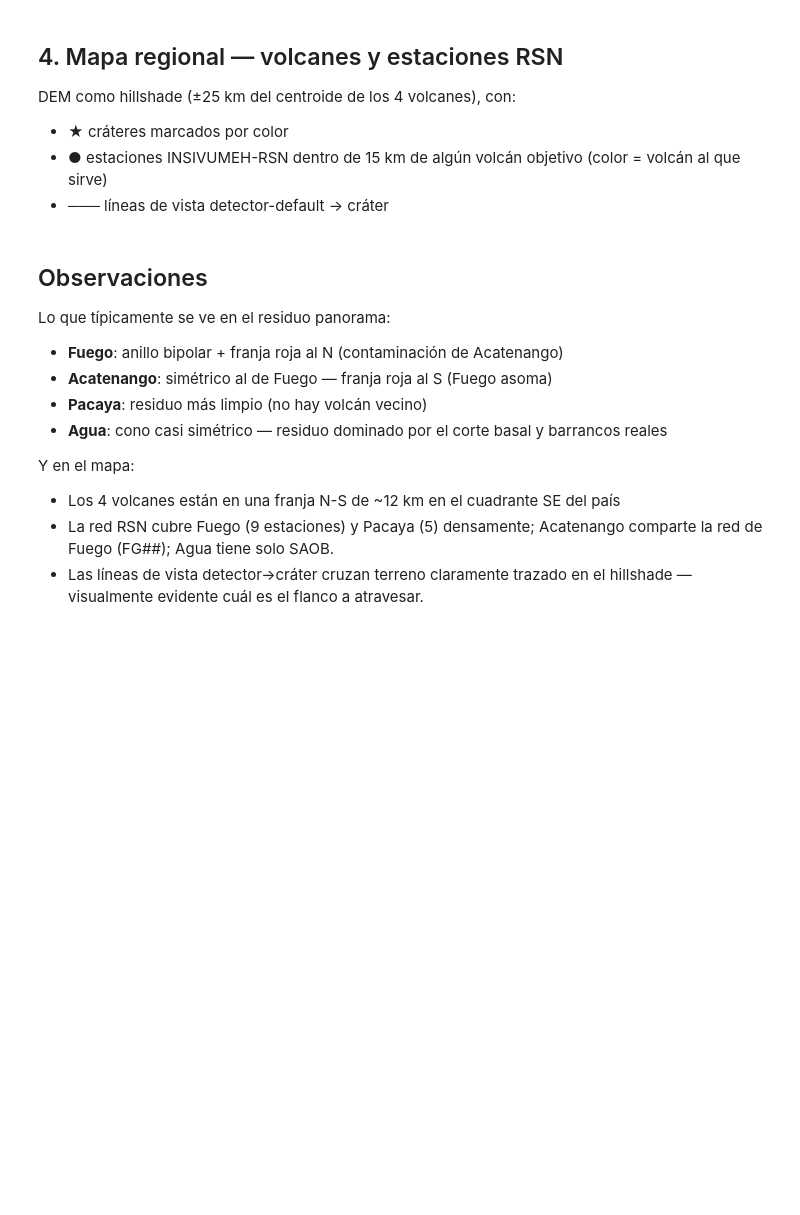
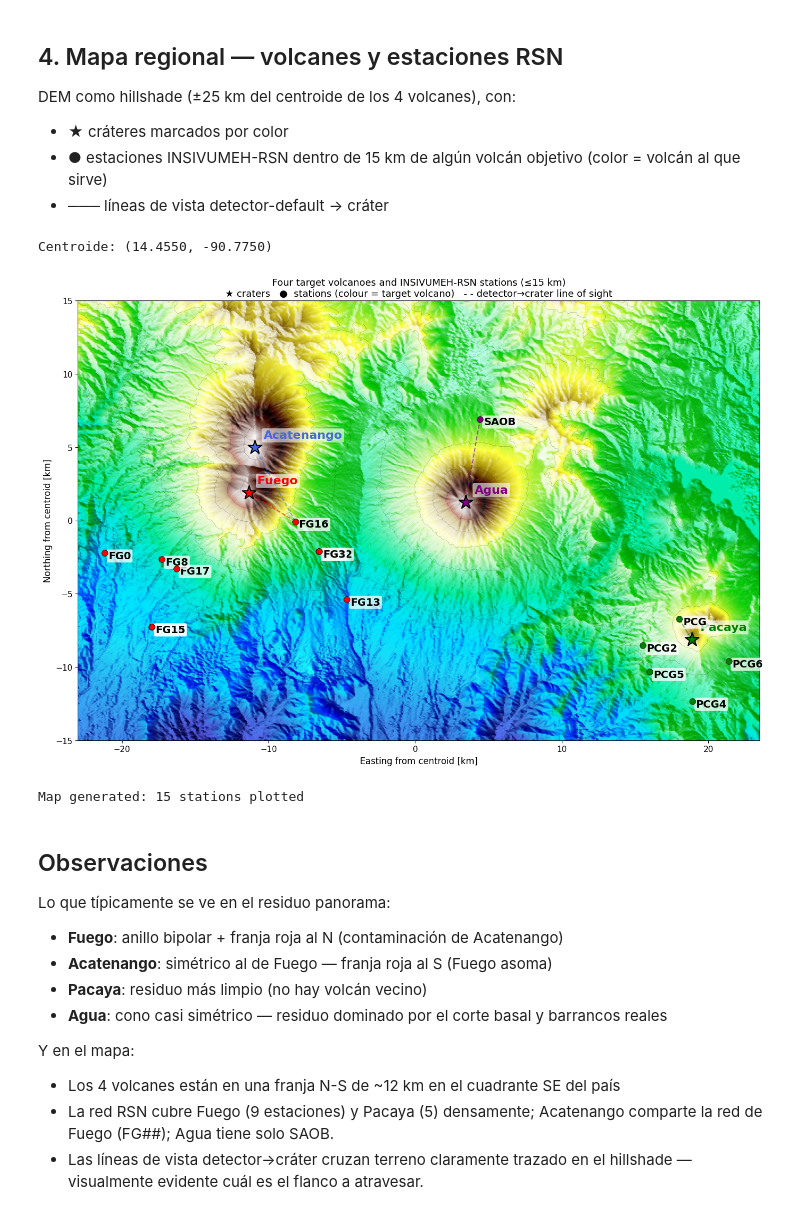
Before and after one commit to ErickDiaz/muon-tomography, a Jupyter notebook: notebooks/07_panorama_volcanoes.ipynb, the cells around one changed output. Drawn from its saved outputs; the diff is of its cells as text; code cells hidden in the pictures; blank space fills up the shorter version.

```diff
--- a/notebooks/07_panorama_volcanoes.ipynb
+++ b/notebooks/07_panorama_volcanoes.ipynb
@@ -241,7 +243,7 @@ for v, cfg in VOLCANOES.items():
     ax.scatter(x, y, marker='*', s=380, color=colors_vol[v],
                edgecolor='black', linewidth=1.5, zorder=10)
     ax.annotate(v.title(), (x, y), xytext=(x + 0.6, y + 0.6),
-                fontsize=13, fontweight='bold', color=colors_vol[v],
+                fontsize=16, fontweight='bold', color=colors_vol[v],
                 bbox=dict(boxstyle='round,pad=0.15', fc='white', alpha=0.6, lw=0))
 
 # RSN stations within 15 km of any target volcano
@@ -256,37 +258,41 @@ for _, s in rsn.iterrows():
     ax.scatter(x, y, marker='o', s=70, color=colors_vol[nearest_v],
                edgecolor='black', linewidth=0.5, zorder=8)
     ax.annotate(s['code'], (x, y), xytext=(x + 0.25, y - 0.4),
-                fontsize=11, fontweight='bold', color='black',
+                fontsize=14, fontweight='bold', color='black',
                 bbox=dict(boxstyle='round,pad=0.15', fc='white', alpha=0.75, lw=0))
     plotted.add(s['code'])
 
 # Detector-default → crater lines of sight
 for v, cfg in VOLCANOES.items():
     sc = cfg['default_station']
     s = rsn[rsn['code'] == sc]
     if s.empty:
         continue
     s = s.iloc[0]
     x1, y1 = project(s['lon'], s['lat'])
     x2, y2 = project(cfg['lon'], cfg['lat'])
     ax.plot([x1, x2], [y1, y2], color=colors_vol[v], lw=1.5, alpha=0.6,
             linestyle='--', zorder=6)
 
 ax.set_xlabel('Easting from centroid [km]', fontsize=12)
 ax.set_ylabel('Northing from centroid [km]', fontsize=12)
 ax.tick_params(labelsize=11)
 ax.set_title('Four target volcanoes and INSIVUMEH-RSN stations (≤15 km)\n'
              '★ craters   ●  stations (colour = target volcano)   '
              '- - detector→crater line of sight', fontsize=13)
 ax.set_aspect('equal')
 ax.set_xlim(-xextent_m/1000, (xextent_m + 500)/1000)
 ax.set_ylim(-yextent_m/1000, yextent_m/1000)
 plt.tight_layout()
 fig.savefig(REPO_ROOT / 'docs/paper/figures' / 'fig_station_map.png',
             bbox_inches='tight', dpi=300)
 plt.show()
 
 print(f"\nMap generated: {len(plotted)} stations plotted")
+# %% [output]
+Centroide: (14.4550, -90.7750)
+[figure, added]
+Map generated: 15 stations plotted
 # %% [markdown]
 ## Observaciones
 
```
Also changed, not shown: parts of 1 cell of this notebook, 2 other files.
